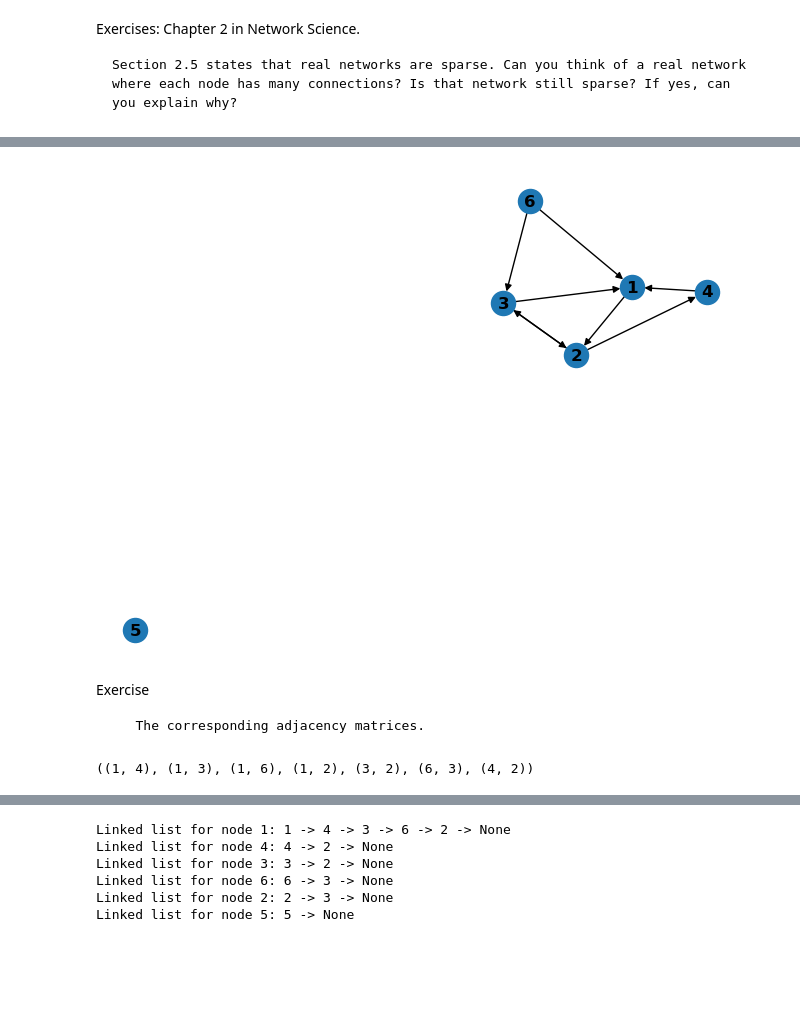
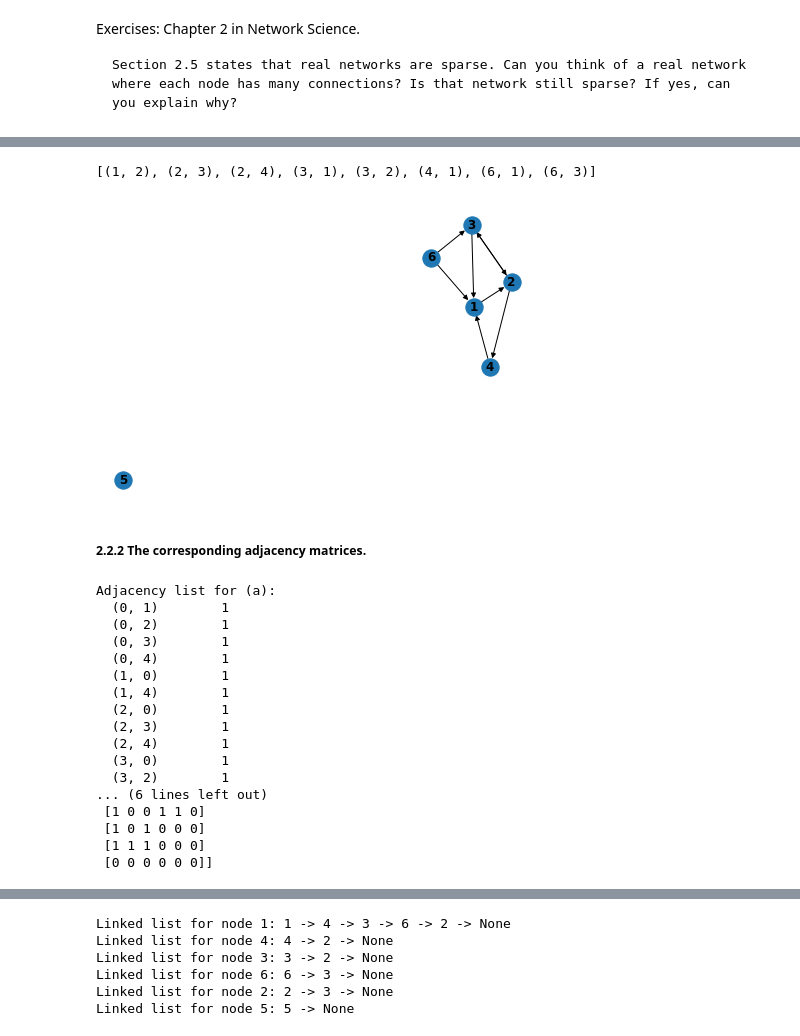
Before and after one commit to AleksandarLukic96/02805_Social_Graphs_and_Interactions, a Jupyter notebook: Exercise_solutions/Week_2.ipynb, the cells around one changed output, grey strips where cells are left out. Cells and saved outputs as stored; diff of their text form; code cells hidden in the pictures; blank space fills up the shorter version.

```diff
--- a/Exercise_solutions/Week_2.ipynb
+++ b/Exercise_solutions/Week_2.ipynb
@@ -48,26 +67,46 @@ Graph with 6 nodes and 7 edges
 # %%
-#Graph B
-
-import networkx as nx
-import matplotlib.pyplot as plt
-
-G = nx.DiGraph()
-
-G.add_edges_from([(4, 1), (3, 1), (6, 1), (1, 2), (3, 2), (2, 3), (6, 3), (2, 4)])
-
-G.add_node(5)
-
-nx.draw(G, with_labels=True, font_weight='bold', arrows=True)
-plt.show()
+# Create graph and add edges
+G_b = nx.DiGraph()
+G_b.add_edges_from([
+    (1,2),
+    (2,3), (2,4),
+    (3,1), (3,2),
+    (4,1),
+    (6,1), (6,3)
+])
+G_b.add_node(5)
-# %% [output]
-[figure, removed]
+# %%
+# Print list of edges
+list(G_b.edges)
+# %% [output]
+[(1, 2), (2, 3), (2, 4), (3, 1), (3, 2), (4, 1), (6, 1), (6, 3)]
+# %%
+nx.draw(G_b, with_labels=True, font_weight='bold', arrows=True)
+# %% [output]
+[figure, added]
 # %% [markdown]
-Exercise
-
-       The corresponding adjacency matrices.
+##### 2.2.2 The corresponding adjacency matrices.
-# %%
-# A
-(1, 4), (1, 3), (1, 6), (1, 2), (3, 2), (6, 3), (4, 2)
-# %% [output]
-((1, 4), (1, 3), (1, 6), (1, 2), (3, 2), (6, 3), (4, 2))
+# %%
+# Adjacency matrix for (a)
+A_a = nx.adjacency_matrix(G_a)
+print(f"Adjacency list for (a):\n{A_a}")
+print(f"Adjacency Matrix for (a):\n{A_a.todense()}")
+# %% [output]
+Adjacency list for (a):
+  (0, 1)        1
+  (0, 2)        1
+  (0, 3)        1
+  (0, 4)        1
+  (1, 0)        1
+  (1, 4)        1
+  (2, 0)        1
+  (2, 3)        1
+  (2, 4)        1
+  (3, 0)        1
+  (3, 2)        1
+... (6 lines left out)
+ [1 0 0 1 1 0]
+ [1 0 1 0 0 0]
+ [1 1 1 0 0 0]
+ [0 0 0 0 0 0]]
 # %%
```
Also changed, not shown: parts of 28 cells of this notebook, 6 other files.
